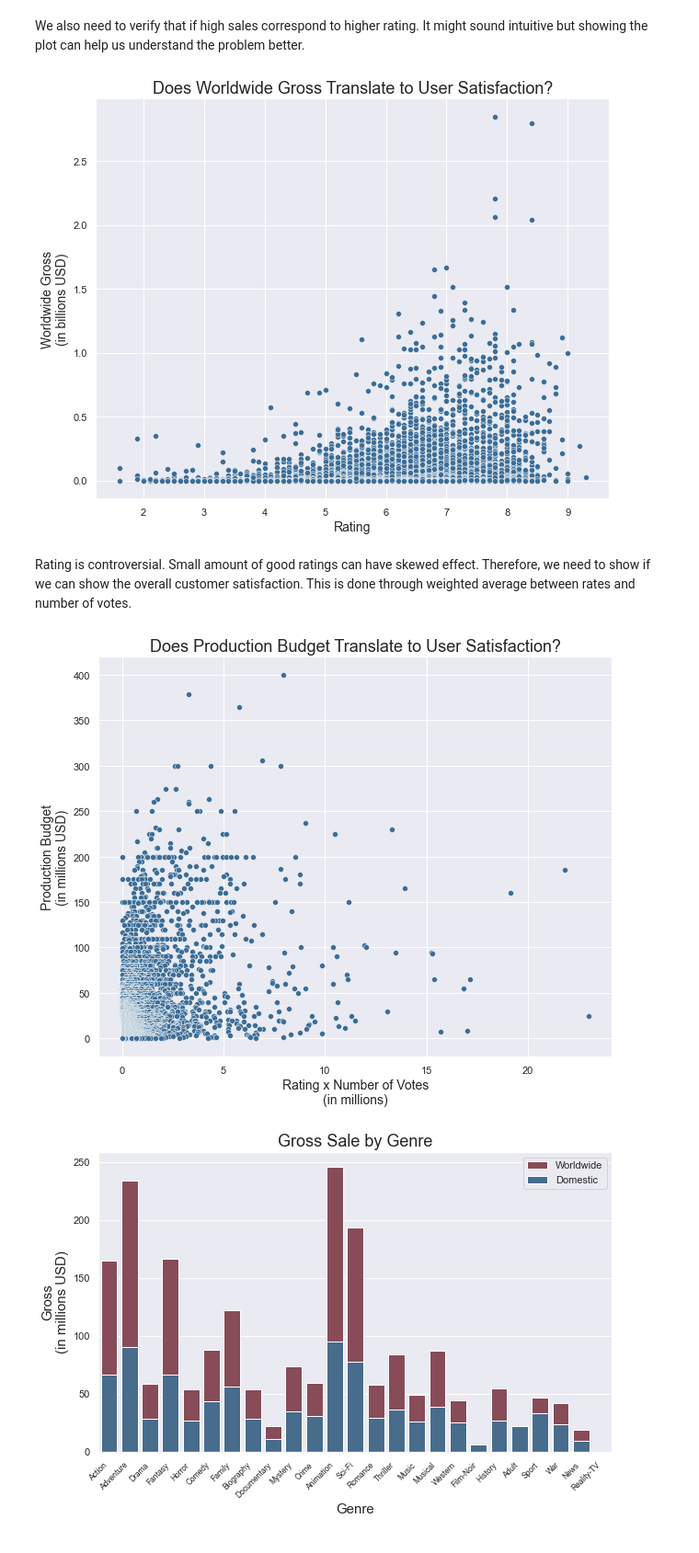
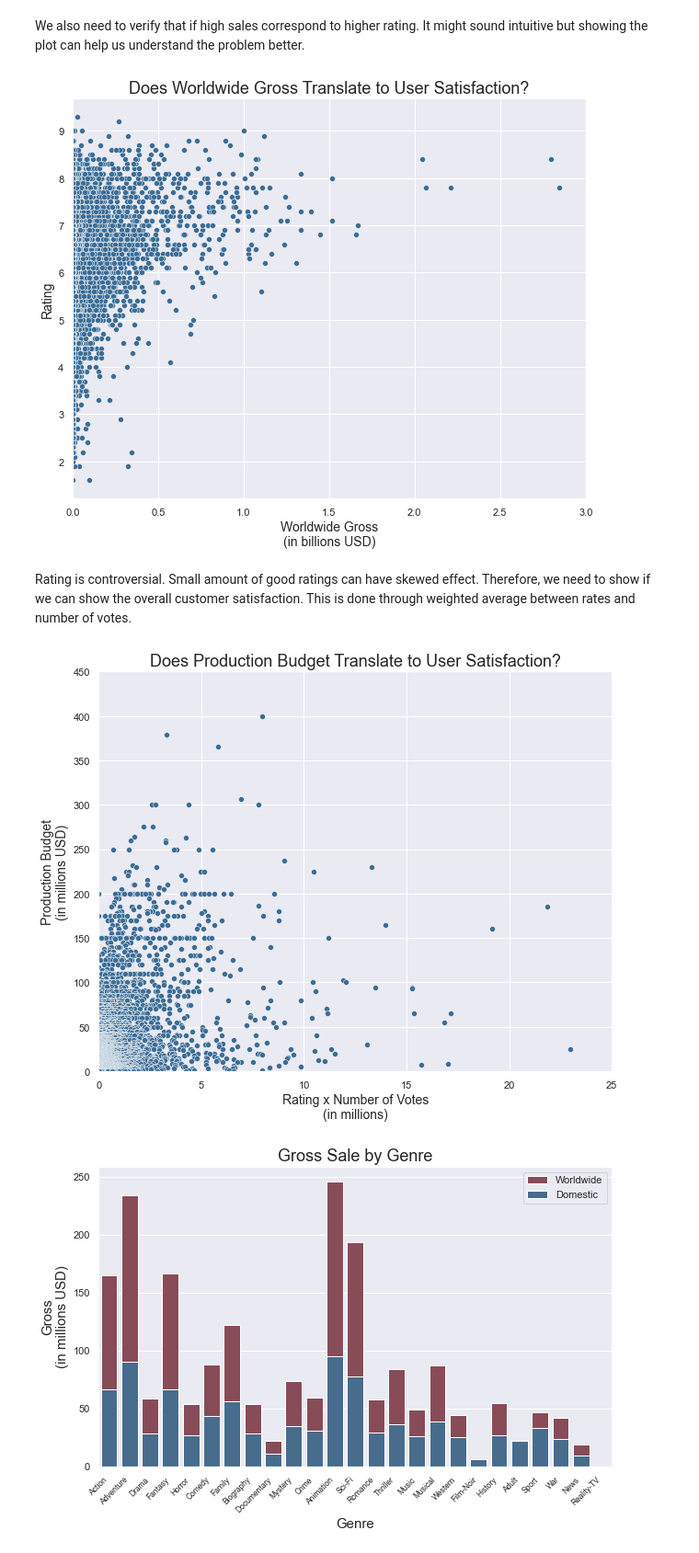
Before and after one commit to afanta-fi/Microsoft_in_The_Movie_Business, a Jupyter notebook: code/visualization.ipynb, the cells around one changed output. Shown at 92% size. Cells and saved outputs as stored; diff of their text form; code cells hidden in the pictures.

```diff
--- a/code/visualization.ipynb
+++ b/code/visualization.ipynb
@@ -204,16 +205,17 @@ We also need to verify that if high sales correspond to higher rating. It might
 # %%
 #Set image size
 sns.set(rc={"figure.figsize":(10, 8)})
 df = movies_df.copy()
 #Show values in billions
 df['worldwide_gross'] = df['worldwide_gross']/1e9
-ax = sns.scatterplot(data=df, x='averageRating',y='worldwide_gross',color="#3C6D97")
-ax.set_xlabel('Rating',fontsize=14)
-ax.set_ylabel('Worldwide Gross\n(in billions USD)',fontsize=14)
+ax = sns.scatterplot(data=df, y='averageRating',x='worldwide_gross',color="#3C6D97")
+ax.set_ylabel('Rating',fontsize=14)
+ax.set_xlabel('Worldwide Gross\n(in billions USD)',fontsize=14)
 ax.set_title('Does Worldwide Gross Translate to User Satisfaction?',fontsize=18)
+ax.set(xlim=(0,3))
 plt.savefig('../images/worldwide_gross_vs_rating.png')
 # %% [output]
-[figure, old version]
+[figure, new version]
 # %% [markdown]
 Rating is controversial. Small amount of good ratings can have skewed effect. Therefore, we need to show if we can show the overall customer satisfaction. This is done through weighted average between rates and number of votes.
 # %%
@@ -227,9 +229,10 @@ ax = sns.scatterplot(data=df, x='viewer_satisfaction',y='production_budget',colo
 ax.set_xlabel('Rating x Number of Votes\n(in millions)',fontsize=14)
 ax.set_ylabel('Production Budget\n(in millions USD)',fontsize=14)
 ax.set_title('Does Production Budget Translate to User Satisfaction?',fontsize=18);
+ax.set(xlim=(0,25),ylim=(0,450))
 plt.savefig('../images/satify_vs_budget.png')
 # %% [output]
-[figure, old version]
+[figure, new version]
 # %%
 #Set image size
 sns.set(rc={"figure.figsize":(10, 6)})
```
Also changed, not shown: parts of 1 cell of this notebook.
